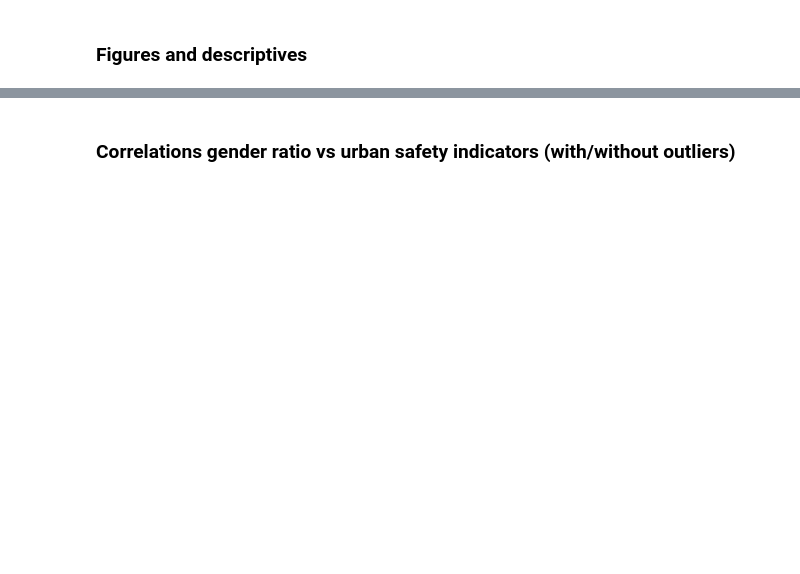
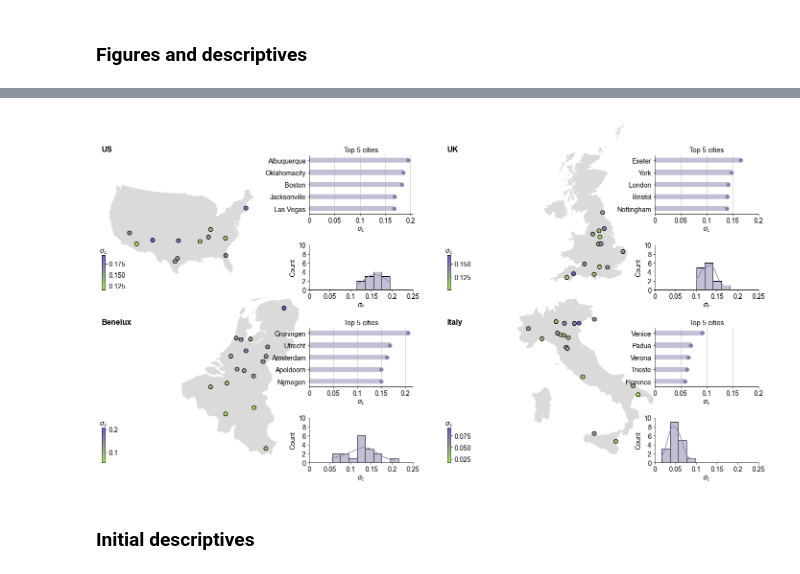
Before and after one commit to alibatti/GenderCyclingGapUsingStrava, a Jupyter notebook: notebooks/Cross-city analysis of the gender gap.ipynb, the cells around one changed output, grey strips where cells are left out. Drawn from its saved outputs; the diff is of its cells as text; code cells hidden in the pictures; blank space fills up the shorter version.

```diff
--- a/notebooks/Cross-city analysis of the gender gap.ipynb
+++ b/notebooks/Cross-city analysis of the gender gap.ipynb
@@ -543,9 +539,9 @@ US_bounding=geopandas.GeoDataFrame(US_bounding, geometry='geometry', crs='WGS84'
 countries.loc[countries.ISO=='US', 'geometry']=geopandas.overlay(countries[countries.ISO=='US'],US_bounding, how='intersection' ).geometry[0][0]
 
 pos=[[0,0.5, 0.3,0.5,0.3,0.72,],
-    [0.43,0.5, 0.8,0.5,0.8,0.72,],
-    [-0.1,-0.05, 0.3,0,0.3,0.22,],
-    [0.43,-0.05, 0.8,0,0.8,0.22,]]
+    [0.5,0.5, 0.8,0.5,0.8,0.72,],
+    [0,0, 0.3,0,0.3,0.22,],
+    [0.5,0, 0.8,0,0.8,0.22,]]
 
 country_iso={'US':['US'], 'UK':['GB'], 'Benelux':['LU','BE','NL'], 'Italy':['IT']}
 
@@ -556,6 +552,7 @@ for ind,i in enumerate(['US', 'UK', 'Benelux', 'Italy']):
     #Plot map
     vmin = gdf[gdf['macro_areas']==i].gender_ratio.min()
     vmax = gdf[gdf['macro_areas']==i].gender_ratio.max()
+    fig.text(pos[ind][0],pos[ind][1]+0.4, i, weight='bold', size=16)
     if i=='US':
         ax=fig.add_axes([pos[ind][0],pos[ind][1], 0.23, 0.35])
     else:
@@ -567,49 +564,46 @@ for ind,i in enumerate(['US', 'UK', 'Benelux', 'Italy']):
         countries[countries['ISO'].isin(country_iso[i])].to_crs('epsg:5070').plot(color='#dadada' , ax=ax,aspect=1)
         gdf[gdf['macro_areas']==i].to_crs('epsg:5070').plot(column='gender_ratio', cmap=my_cmap,ax=ax,aspect=1, markersize=70, legend=False, norm=plt.Normalize(vmin=vmin, vmax=vmax), edgecolor='black', linewidth=1.3)
     #Add legend
-    if (i=='Italy'):
-        cax = fig.add_axes([pos[ind][0]+0.07,pos[ind][1]+0.05, 0.005, 0.1])
-    elif (i=='UK'):
-        cax = fig.add_axes([pos[ind][0]+0.07,pos[ind][1], 0.005, 0.1])
-    elif (i=='Benelux'):
-        cax = fig.add_axes([pos[ind][0]+0.1,pos[ind][1]+0.05, 0.005, 0.1])
-    else:
-        cax = fig.add_axes([pos[ind][0],pos[ind][1], 0.005, 0.1])
+    cax = fig.add_axes([pos[ind][0],pos[ind][1], 0.005, 0.1])
     scalmap = plt.cm.ScalarMappable(cmap=my_cmap, norm=plt.Normalize(vmin=vmin, vmax=vmax))
     scalmap._A = []
     cbr = fig.colorbar(scalmap, cax=cax,)
     cbr.ax.tick_params(labelsize=14)
     cbr.ax.set_title(r'$\sigma_{c}$')
     ax.axis('off')
     #Plot distribution
     ax1=fig.add_axes([pos[ind][2],pos[ind][3], 0.15, 0.13])
     sns.histplot(gdf[gdf['macro_areas']==i].gender_ratio, ax=ax1, kde=True, binwidth=0.02, color=color[i])
     ax1.set_xlim([0, 0.25])
     ax1.set_ylim([0, 5])
     ax1.spines['right'].set_visible(False)
     ax1.spines['top'].set_visible(False)
     ax1.set_yticks([0,2,4,6,8,10])
     ax1.set_yticklabels([0,2,4,6,8,10], size=14)
     ax1.set_xticks([0, 0.05, 0.10, 0.15, 0.20, 0.25])
     ax1.set_xticklabels([0, 0.05, 0.10, 0.15, 0.20, 0.25], size=14)
     ax1.set_xlabel(r'$\sigma_{c}$', size=14)
     ax1.set_ylabel('Count', size=14)
     #Top 5 cities per area
     ax2=fig.add_axes([pos[ind][4],pos[ind][5], 0.15, 0.17])
     ax2.set_title('Top 5 cities')
     ax2.scatter(gdf[gdf['macro_areas']==i].sort_values(by='gender_ratio', ascending=False).head(5).sort_values(by='gender_ratio').reset_index().gender_ratio, gdf[gdf['macro_areas']==i].sort_values(by='gender_ratio', ascending=False).head(5).sort_values(by='gender_ratio').reset_index().index, s=60, color=color[i])
     ax2.barh(gdf[gdf['macro_areas']==i].sort_values(by='gender_ratio', ascending=False).head(5).sort_values(by='gender_ratio').reset_index().index, gdf[gdf['macro_areas']==i].sort_values(by='gender_ratio', ascending=False).head(5).sort_values(by='gender_ratio').reset_index().gender_ratio, alpha=0.5, height=0.4, color=color[i])
     ax2.spines['right'].set_visible(False)
     ax2.spines['top'].set_visible(False)
     ax2.set_yticks([0,1,2,3,4])
     ax2.set_yticklabels(gdf[gdf['macro_areas']==i].sort_values(by='gender_ratio', ascending=False).head(5).sort_values(by='gender_ratio').reset_index().city, size=14)
     ax2.set_xticks([0, 0.05, 0.10, 0.15, 0.20])
     ax2.set_xticklabels([0, 0.05, 0.10, 0.15, 0.20], size=14)
     ax2.set_xlabel(r'$\sigma_{c}$', size=14)
     ax2.grid(axis='x',which='major')
 fig.set_facecolor('white')
+fig.savefig('Outputs/Figures/Raw/Fig1.pdf',facecolor='white',dpi=300, bbox_inches = "tight")
+plt.close()
+# %% [output]
+[figure, added]
-# %% [markdown]
-### Correlations gender ratio vs urban safety indicators (with/without outliers)
+# %% [markdown]
+### Initial descriptives
 # %%
 #Detect outliers w.r.t. the gender ratio distribution, the speed limit distribution and/or the bike-lane distribution.
 #Use the IQR Score roule
```
Also changed, not shown: parts of 19 cells of this notebook.
